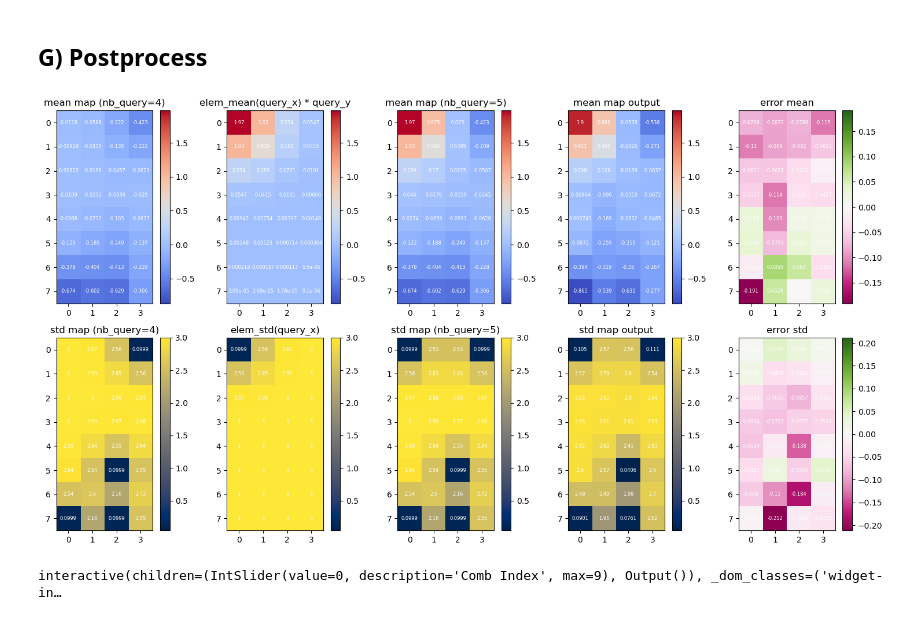
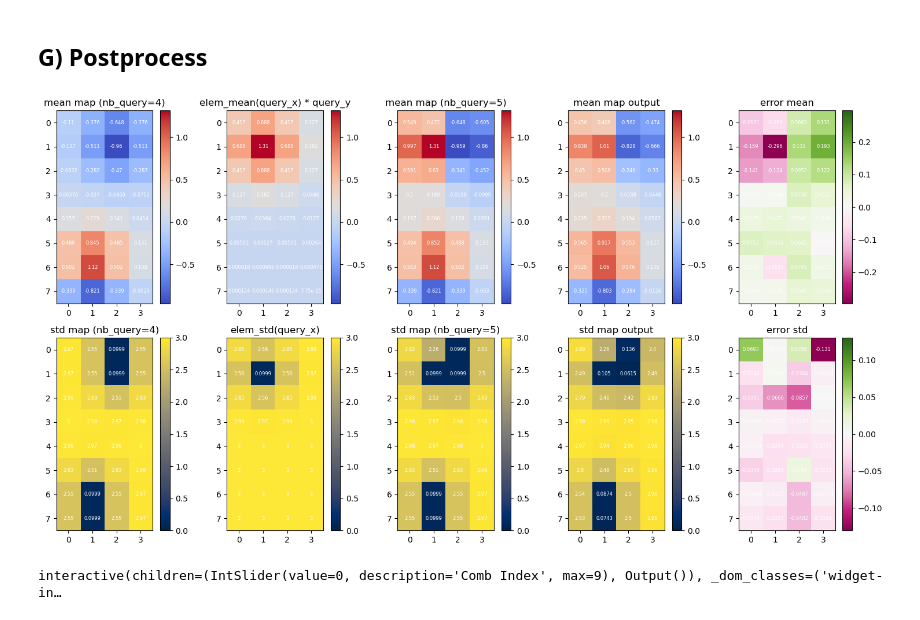
Before and after one commit to theodore2leusse/NNonlineGP, a Jupyter notebook: nn_training_and_results.ipynb, the cells around one changed output. Cells and saved outputs as stored; diff of their text form; code cells hidden in the pictures.

```diff
--- a/nn_training_and_results.ipynb
+++ b/nn_training_and_results.ipynb
@@ -246,6 +253,7 @@ def train_model(model, train_loader, validation_loader, criterion, optimizer, nu
     Returns:
         model (nn.Module): Trained model.
     """
+
     model.to(device)
     for epoch in range(num_epochs):
         # Training phase
@@ -279,6 +287,9 @@ def train_model(model, train_loader, validation_loader, criterion, optimizer, nu
               f"Train Loss: {train_loss / len(train_loader):.10f}, "
               f"Validation Loss: {validation_loss / len(validation_loader):.10f}")
 
+        model.train_losses.append(train_loss / len(train_loader))
+        model.validation_losses.append(validation_loss / len(validation_loader))
+
     return model
 # %%
 # Define evaluation function
@@ -340,6 +397,16 @@ Epoch [10/10] - Train Loss: 0.0174080217, Validation Loss: 0.0182337167
+# %%
+# Initialize model, loss function, and optimizer
+device = "cuda" if torch.cuda.is_available() else "cpu"
+model_3 = MapUpdateNetwork_3()
+optimizer = optim.Adam(model_3.parameters(), lr=1e-3)
 # %%
 # Train the model
-num_epochs = 10
-trained_model = train_model(model, train_loader, validation_loader, custom_loss, optimizer, num_epochs, device)
+num_epochs = 40
+trained_model_3 = train_model(model_3, train_loader, validation_loader, custom_loss, optimizer, num_epochs, device)
+
+
+# Evaluate the model on the test set
+test_loss_3 = evaluate_model(trained_model_3, test_loader, custom_loss, device)
+print(f"Test Loss: {test_loss_3:.4f}")
 # %% [output]
 NameError: name 'train_model' is not defined
@@ -354,9 +444,9 @@ Test Loss: 0.0157
 # %% [markdown]
 ## G) Postprocess
 # %%
-outputs = model(*torch.split(train_X[0:10], 1, dim=1))
+outputs = trained_model_3(*torch.split(test_X[0:10], 1, dim=1))
 # %%
-compare_output_label(train_input=train_X, train_label=train_Y, output=outputs.detach(), comb_idx=2, values=True)
+compare_output_label(train_input=test_X, train_label=test_Y, output=outputs.detach(), comb_idx=0, values=True)
 # %% [output]
-[figure, old version]
+[figure, new version]
 # %%
```
Also changed, not shown: parts of 14 cells of this notebook, 1 other file.
